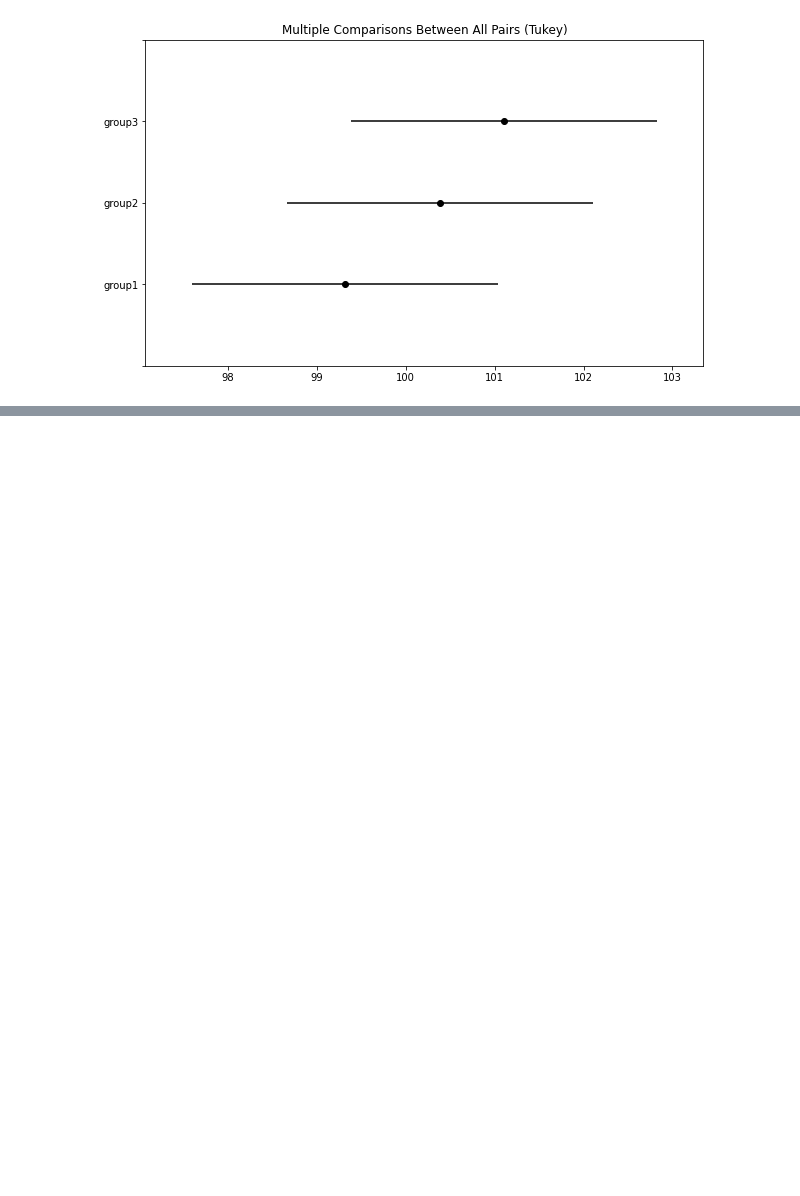
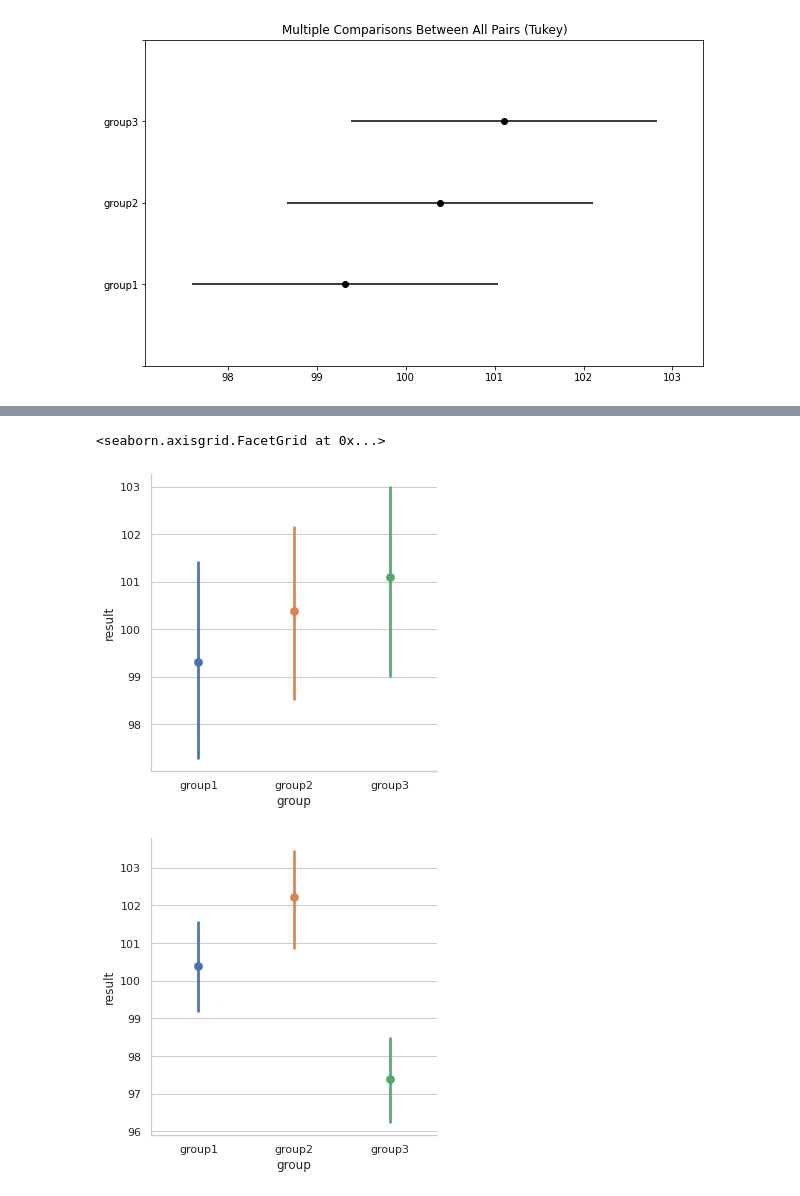
Before and after one commit to wdreames/phys341, a Jupyter notebook: ANOVA.ipynb, the cells around one changed output, grey strips where cells are left out. Drawn from its saved outputs; the diff is of its cells as text; code cells hidden in the pictures; blank space fills up the shorter version.

```diff
--- a/ANOVA.ipynb
+++ b/ANOVA.ipynb
@@ -730,0 +735,32 @@ group2 group3   0.7216 0.8617 -2.7208 4.1639  False
+# %%
+# Put into dataframe
+
+df2 = pd.DataFrame()
+df2['group1'] = group2a
+df2['group2'] = group2b
+df2['group3'] = group2c
+
+# Stack the data (and rename columns):
+
+stacked_data2 = df2.stack().reset_index()
+stacked_data2 = stacked_data2.rename(columns={'level_0': 'id',
+                                            'level_1': 'group',
+                                            0:'result'})
+# Show the dataframe:
+
+print (stacked_data2)
+
+df1 = pd.DataFrame()
+df1['group1'] = group1a
+df1['group2'] = group1b
+df1['group3'] = group1c
+
+# Stack the data (and rename columns):
+
+stacked_data1 = df1.stack().reset_index()
+stacked_data1 = stacked_data1.rename(columns={'level_0': 'id',
+                                            'level_1': 'group',
+                                            0:'result'})
+# Show the dataframe:
+
+print (stacked_data1)
@@ -730,0 +785,11 @@ group2 group3   0.7216 0.8617 -2.7208 4.1639  False
+# %%
+import seaborn as sns
+
+sns.set(style="whitegrid")
+
+sns.catplot("group","result",data=stacked_data1,kind="point",hue="group",hue_order=["group1","group2","group3"])
+sns.catplot("group","result",data=stacked_data2,kind="point",hue="group",hue_order=["group1","group2","group3"])
+# %% [output]
+<seaborn.axisgrid.FacetGrid at 0x...>
+[figure, added]
+[figure, added]
```
Also changed, not shown: parts of 2 cells of this notebook, 2 other files.
